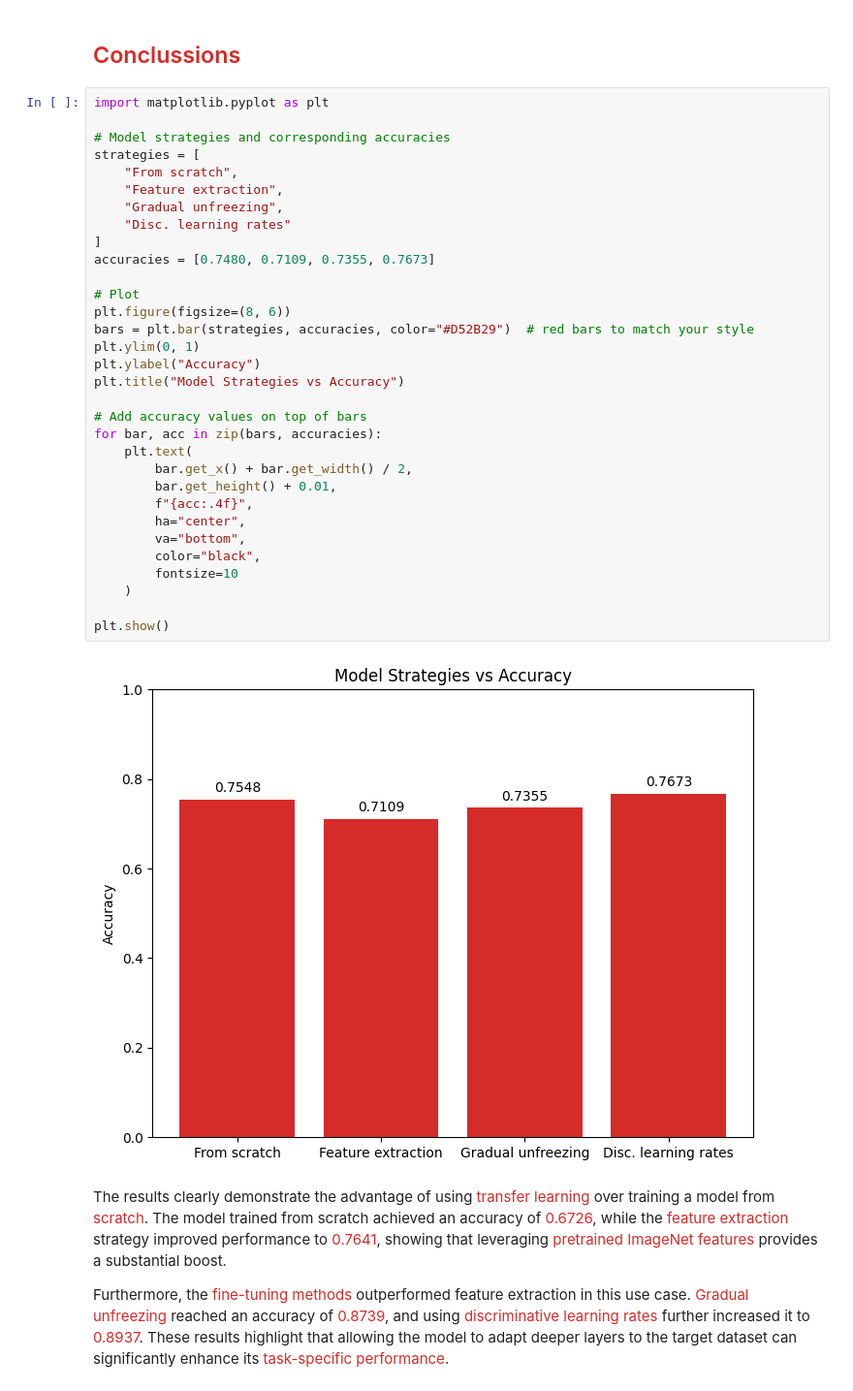
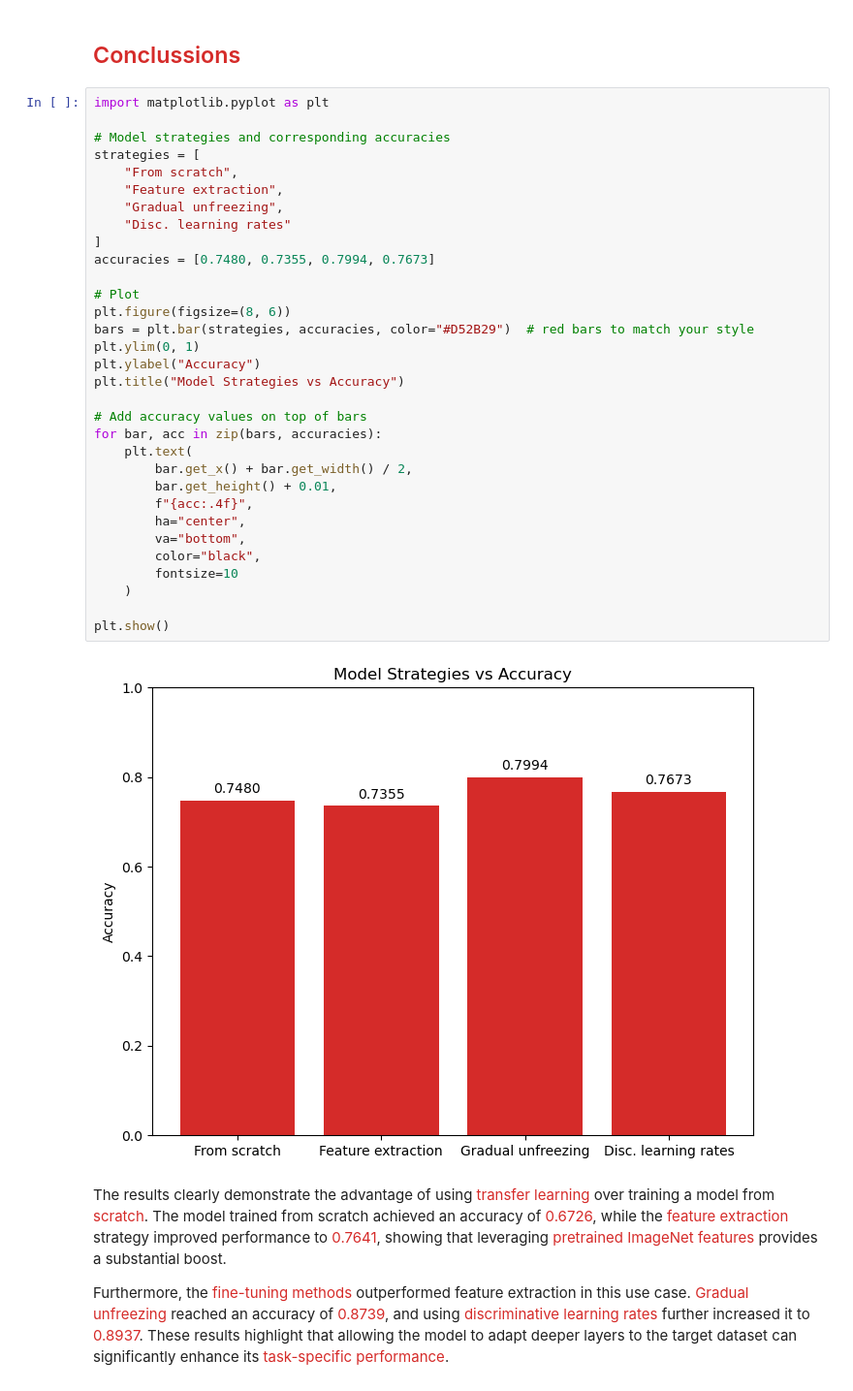
Before and after one commit to joaquinorradre/Computer-Vision, a Jupyter notebook: 02_transfer_learning.ipynb, the cells around one changed output. Shown at 97% size. Cells and saved outputs as stored; diff of their text form.

```diff
--- a/02_transfer_learning.ipynb
+++ b/02_transfer_learning.ipynb
@@ -1697,35 +1697,35 @@ import matplotlib.pyplot as plt
 
 # Model strategies and corresponding accuracies
 strategies = [
     "From scratch",
     "Feature extraction",
     "Gradual unfreezing",
     "Disc. learning rates"
 ]
-accuracies = [0.7480, 0.7109, 0.7355, 0.7673]
+accuracies = [0.7480, 0.7355, 0.7994, 0.7673]
 
 # Plot
 plt.figure(figsize=(8, 6))
 bars = plt.bar(strategies, accuracies, color="#D52B29")  # red bars to match your style
 plt.ylim(0, 1)
 plt.ylabel("Accuracy")
 plt.title("Model Strategies vs Accuracy")
 
 # Add accuracy values on top of bars
 for bar, acc in zip(bars, accuracies):
     plt.text(
         bar.get_x() + bar.get_width() / 2,
         bar.get_height() + 0.01,
         f"{acc:.4f}",
         ha="center",
         va="bottom",
         color="black",
         fontsize=10
     )
 
 plt.show()
 # %% [output]
-[figure, old version]
+[figure, new version]
 # %% [markdown]
 The results clearly demonstrate the advantage of using <span style="color:#D52B29">transfer learning</span> over training a model from <span style="color:#D52B29">scratch</span>. The model trained from scratch achieved an accuracy of <span style="color:#D52B29">0.6726</span>, while the <span style="color:#D52B29">feature extraction</span> strategy improved performance to <span style="color:#D52B29">0.7641</span>, showing that leveraging <span style="color:#D52B29">pretrained ImageNet features</span> provides a substantial boost.
 
```
Also changed, not shown: 2 other files.
